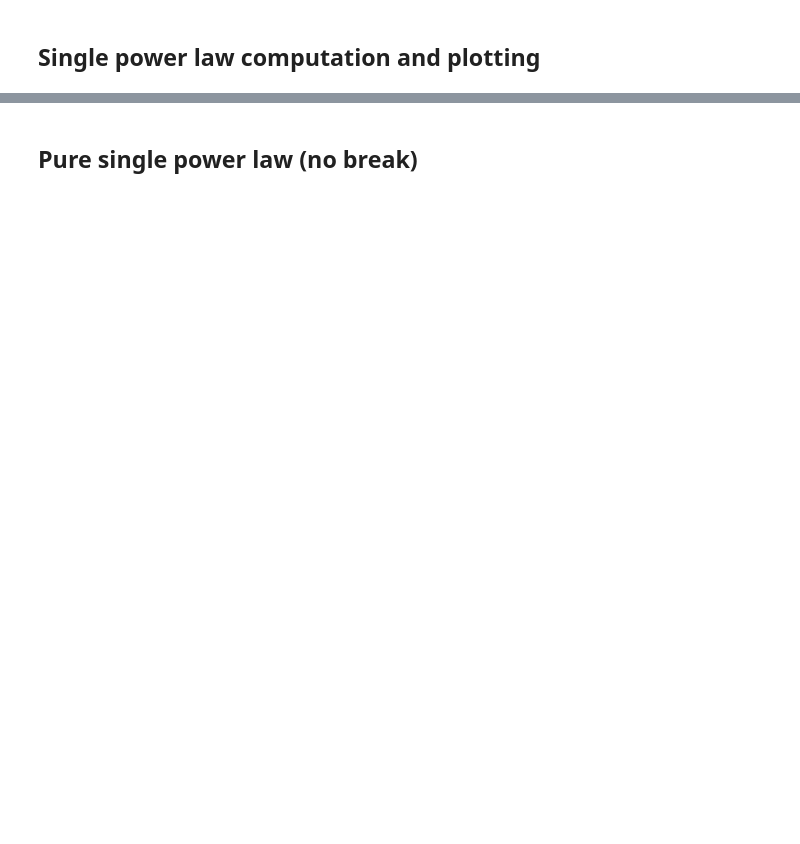
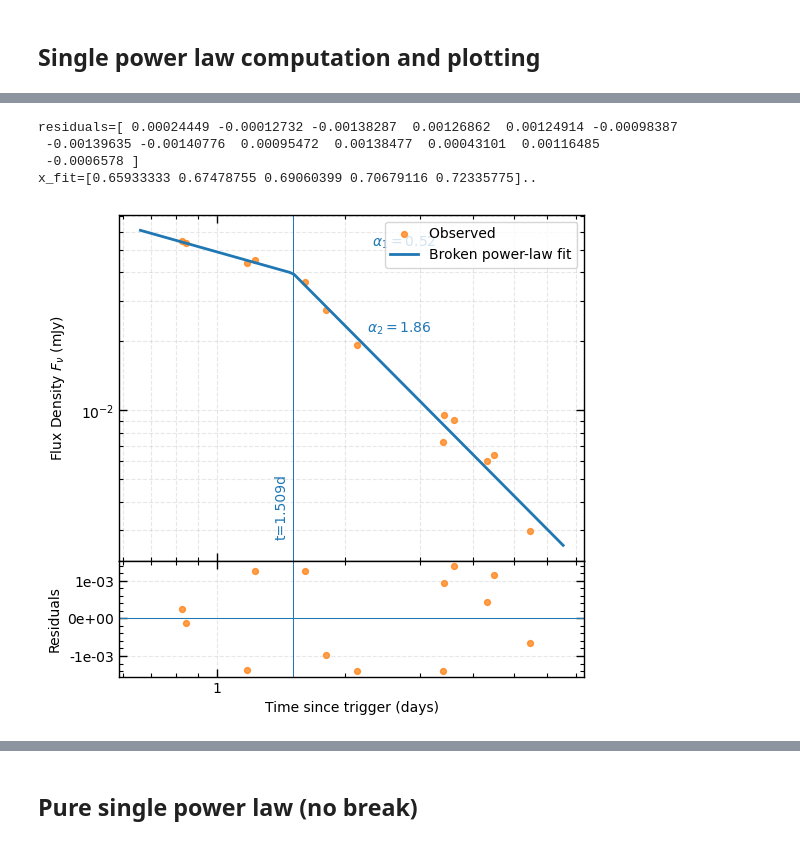
Before and after one commit to skp80286/grb_investigation, a Jupyter notebook: lc_power_law_fit.ipynb, the cells around one changed output, grey strips where cells are left out. Saved outputs shown, nothing was run; the diff lists cells and outputs as text; code cells hidden in the pictures; blank space fills up the shorter version.

```diff
--- a/lc_power_law_fit.ipynb
+++ b/lc_power_law_fit.ipynb
@@ -715,3 +746,23 @@ data2['F_E1_mJy'] = F_E1_mJy_list
+# %%
+import numpy as np
+import pandas as pd
+import matplotlib.pyplot as plt
+from matplotlib.ticker import FuncFormatter
+
+grb250916a_data = pd.read_csv(
+    'data/GRB250916A_cons_trunc.csv')
+
+x= grb250916a_data["Times"]/86400
+y= grb250916a_data["Fluxes"]
+result, popt, pcov = fit_sbpl_sharp(x, y, yerr=None)
+plot_sbpl_fit_with_break(x, y, popt=popt, result=result, label='', yerr=None, save_fig_file='plots/powerlaw-grb250916a.png')
+#plot_sbpl_fit_with_phot_index(x, y10, y10_uerr, y10_lerr, beta, ph_uerr, ph_lerr, y1, popt=popt10, result=result10, save_fig_file='plots/powerlaw-xray.png')
+# %% [output]
+residuals=[ 0.00024449 -0.00012732 -0.00138287  0.00126862  0.00124914 -0.00098387
+ -0.00139635 -0.00140776  0.00095472  0.00138477  0.00043101  0.00116485
+ -0.0006578 ]
+x_fit=[0.65933333 0.67478755 0.69060399 0.70679116 0.72335775]..
+[figure, added]
 # %%
 x=data2["Times"]/86400
 y1=data2["F_E1_mJy"]
```
Also changed, not shown: parts of 10 cells of this notebook, 6 other files.
